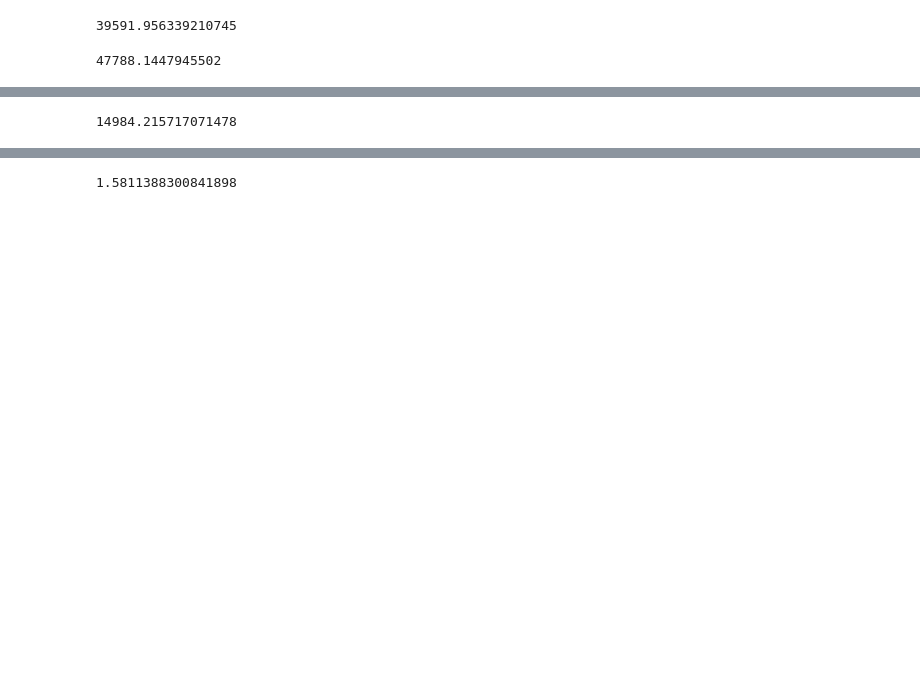
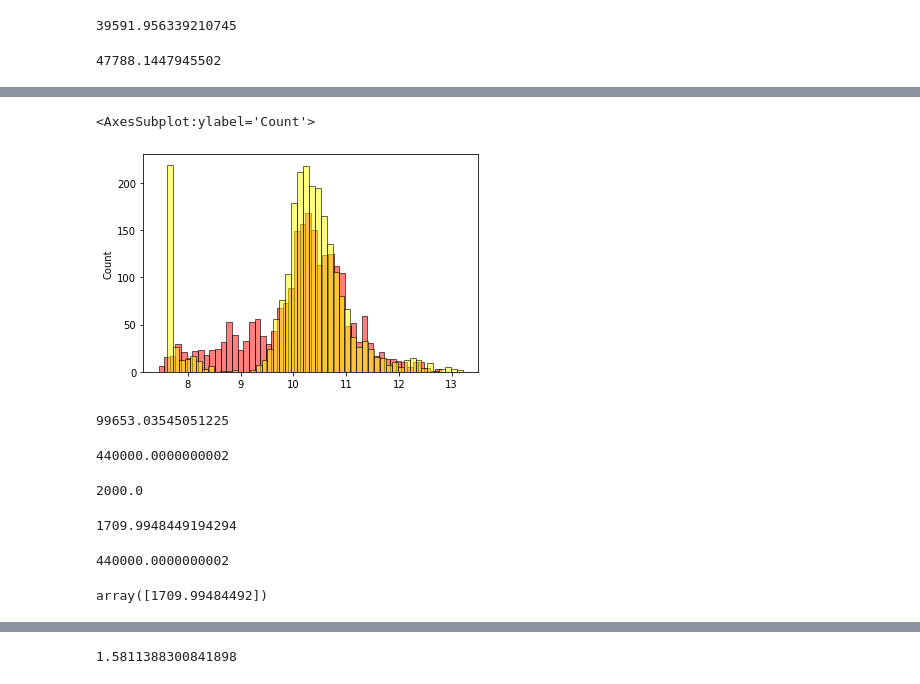
Before and after one commit to nicepeopleproject/ml_linear_regression, a Jupyter notebook: car_price_prediction.ipynb, the cells around one changed output, grey strips where cells are left out. Drawn from its saved outputs; the diff is of its cells as text; code cells hidden in the pictures; blank space fills up the shorter version.

```diff
--- a/car_price_prediction.ipynb
+++ b/car_price_prediction.ipynb
@@ -978,4 +1074,30 @@ y_pred = predict(X_train, w)
+# %%
+sns.histplot(y_pred, color='red', bins = 50, alpha=0.5)
+sns.histplot(y_val, color = 'yellow', bins = 50, alpha = 0.5)
+# %% [output]
+<AxesSubplot:ylabel='Count'>
+[figure, added]
 # %%
-abs(np.expm1(y_pred) - np.expm1(y_train)).sum()/len(y_pred)
+np.expm1(y_pred)[np.expm1(y_pred)<100000]
 # %% [output]
-14984.215717071478
+99653.03545051225
+# %%
+np.expm1(y_val)[np.expm1(y_pred)<100000].max()
+# %% [output]
+440000.0000000002
+# %%
+np.expm1(y_val)[np.expm1(y_pred)<100000].min()
+# %% [output]
+2000.0
+# %%
+np.expm1(y_pred).min()
+# %% [output]
+1709.9948449194294
+# %%
+max(np.expm1(y_val)[np.expm1(y_pred)<100000])
+# %% [output]
+440000.0000000002
+# %%
+np.expm1(y_pred)[np.expm1(y_pred)==1709.9948449194294]
+# %% [output]
+array([1709.99484492])
```
Also changed, not shown: parts of 81 cells of this notebook.
